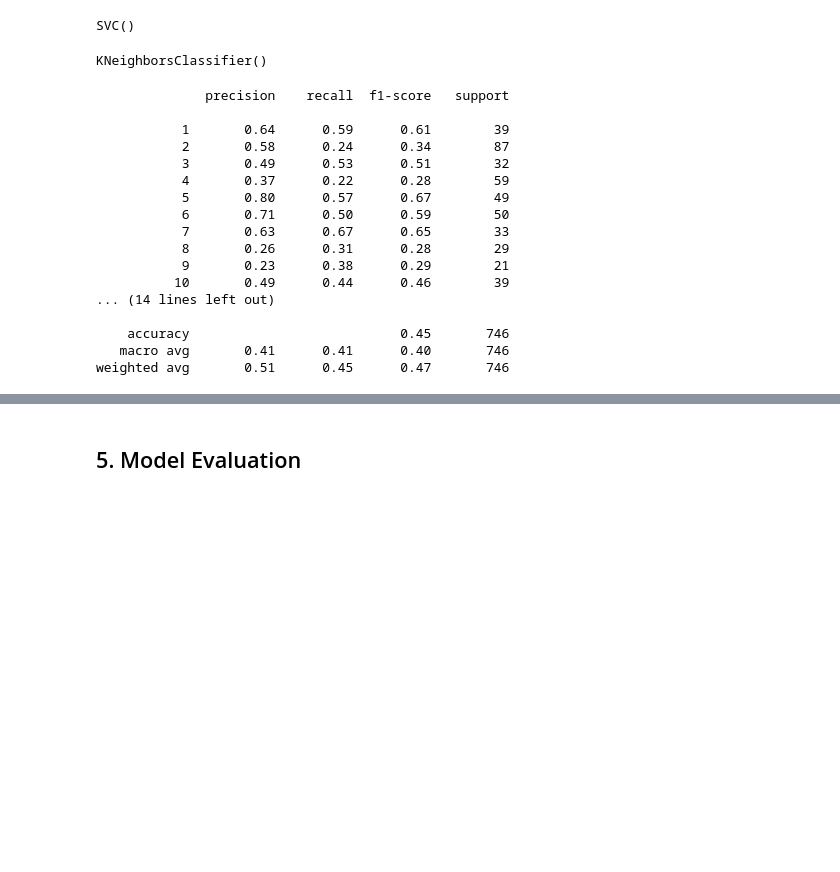
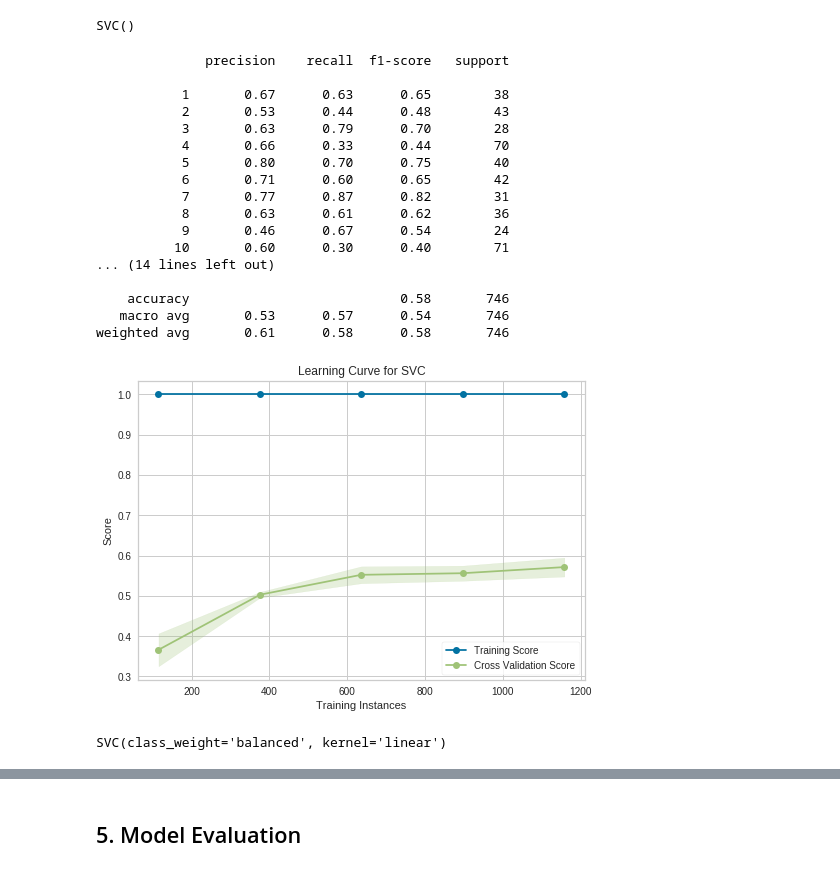
Before and after one commit to aymanrafif/Resume-Classification-Using-Machine-Learning-Models, a Jupyter notebook: Resume Classification Using Machine Learning Models.ipynb, the cells around one changed output, grey strips where cells are left out. Cells and saved outputs as stored; diff of their text form; code cells hidden in the pictures; blank space fills up the shorter version.

```diff
--- a/Resume Classification Using Machine Learning Models.ipynb
+++ b/Resume Classification Using Machine Learning Models.ipynb
@@ -371,27 +498,31 @@ svm.fit(tfidf_train_vectors,y_train)
 # %% [output]
 SVC()
-# %%
-knn = KNeighborsClassifier()
-knn.fit(tfidf_train_vectors,y_train)
-# %% [output]
-KNeighborsClassifier()
 # %%
-print(classification_report(knn.predict(tfidf_test_vectors),y_test))
+print(classification_report(svm.predict(bow_array_test),y_test))
 # %% [output]
               precision    recall  f1-score   support
 
-           1       0.64      0.59      0.61        39
-           2       0.58      0.24      0.34        87
-           3       0.49      0.53      0.51        32
-           4       0.37      0.22      0.28        59
-           5       0.80      0.57      0.67        49
-           6       0.71      0.50      0.59        50
-           7       0.63      0.67      0.65        33
-           8       0.26      0.31      0.28        29
-           9       0.23      0.38      0.29        21
-          10       0.49      0.44      0.46        39
+           1       0.67      0.63      0.65        38
+           2       0.53      0.44      0.48        43
+           3       0.63      0.79      0.70        28
+           4       0.66      0.33      0.44        70
+           5       0.80      0.70      0.75        40
+           6       0.71      0.60      0.65        42
+           7       0.77      0.87      0.82        31
+           8       0.63      0.61      0.62        36
+           9       0.46      0.67      0.54        24
+          10       0.60      0.30      0.40        71
 ... (14 lines left out)
 
-    accuracy                           0.45       746
-   macro avg       0.41      0.41      0.40       746
-weighted avg       0.51      0.45      0.47       746
+    accuracy                           0.58       746
+   macro avg       0.53      0.57      0.54       746
+weighted avg       0.61      0.58      0.58       746
+# %%
+learning_curve(SVC(kernel='linear',class_weight='balanced'))
+# %% [output]
+[figure, added]
+# %%
+svm_linear = SVC(kernel='linear',class_weight='balanced')
+svm_linear.fit(bow_array_train,y_train)
+# %% [output]
+SVC(class_weight='balanced', kernel='linear')
```
Also changed, not shown: parts of 32 cells of this notebook.
